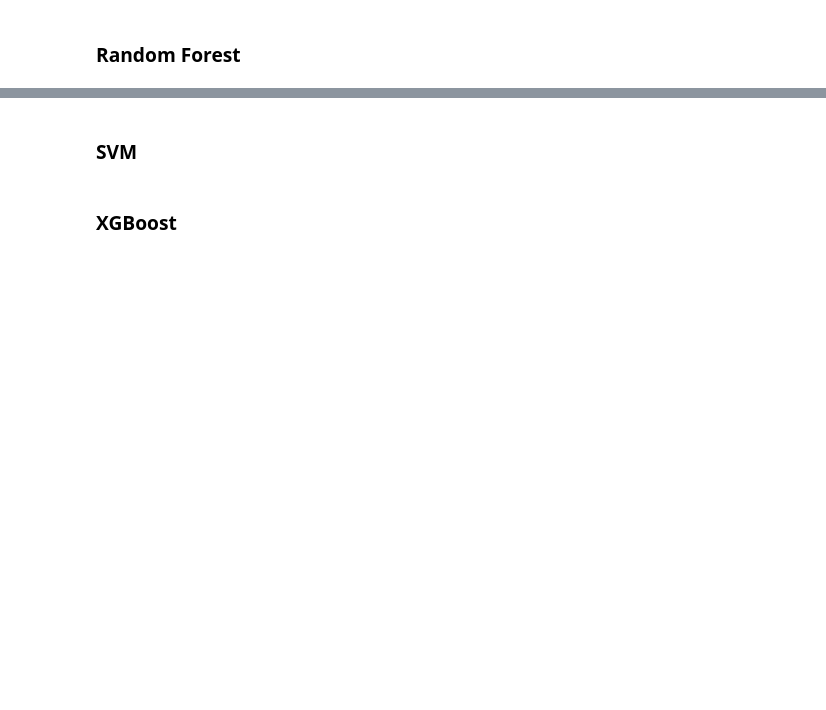
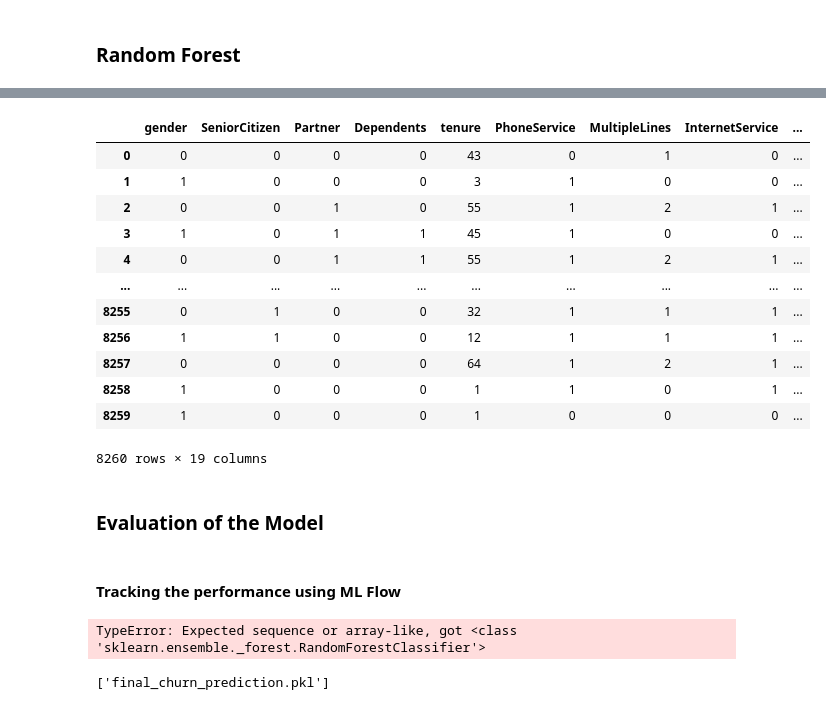
Before and after one commit to LucasTouzoCoelho/Portfolio-Projects, a Jupyter notebook: Churn Analysis.ipynb, the cells around one changed output, grey strips where cells are left out. Cells and saved outputs as stored; diff of their text form; code cells hidden in the pictures; blank space fills up the shorter version.

```diff
--- a/Churn Analysis.ipynb
+++ b/Churn Analysis.ipynb
@@ -552,2 +639,0 @@ RandomForestClassifier(criterion='entropy', n_estimators=40, random_state=0)
-# %% [markdown]
-### SVM
@@ -559,2 +639,0 @@ Churn_svm_prediction = Churn_svm.predict(x_test_over_scaled)
-# %% [markdown]
-### XGBoost
@@ -573,0 +640,59 @@ Churn_xg_boost_prediction = Churn_xg_boost.predict(x_test_over_scaled)
+# %%
+x_train_over
+# %% [output]
+|  | gender | SeniorCitizen | Partner | Dependents | tenure | PhoneService | MultipleLines | InternetService | ... |
+| 0 | 0 | 0 | 0 | 0 | 43 | 0 | 1 | 0 | ... |
+| 1 | 1 | 0 | 0 | 0 | 3 | 1 | 0 | 0 | ... |
+| 2 | 0 | 0 | 1 | 0 | 55 | 1 | 2 | 1 | ... |
+| 3 | 1 | 0 | 1 | 1 | 45 | 1 | 0 | 0 | ... |
+| 4 | 0 | 0 | 1 | 1 | 55 | 1 | 2 | 1 | ... |
+| ... | ... | ... | ... | ... | ... | ... | ... | ... | ... |
+| 8255 | 0 | 1 | 0 | 0 | 32 | 1 | 1 | 1 | ... |
+| 8256 | 1 | 1 | 0 | 0 | 12 | 1 | 1 | 1 | ... |
+| 8257 | 0 | 0 | 0 | 0 | 64 | 1 | 2 | 1 | ... |
+| 8258 | 1 | 0 | 0 | 0 | 1 | 1 | 0 | 1 | ... |
+| 8259 | 1 | 0 | 0 | 0 | 1 | 0 | 0 | 0 | ... |
+8260 rows × 19 columns
+# %% [markdown]
+### Evaluation of the Model
+# %% [markdown]
+#### Tracking the performance using ML Flow
+# %%
+
+mlflow.set_experiment("Random_Forest_Classifier")
+
+
+with mlflow.start_run():
+
+    Churn_random_forest.fit(x_train_over_scaled, y_train_over)
+    Churn_random_forest_prediction = Churn_random_forest.predict(x_test_over_scaled)
+    Churn_random_forest_prediction
+
+    #Evaluation metrics
+    #Accuracy
+    random_forest_accuracy = accuracy_score(y_test, Churn_random_forest)
+    #Precision
+    random_forest_precision = precision_score(y_test, Churn_random_forest)
+    #Recall
+    random_forest_recall = recall_score(y_test, Churn_random_forest)
+    #F1-Score
+    random_forest_f1_score = f1_score(y_test, Churn_random_forest)
+
+    #Register the metrics
+    mlflow.log_metric("Accuracy",random_forest_accuracy)
+    mlflow.log_metric("Precision",random_forest_precision)
+    mlflow.log_metric("Recall",random_forest_recall)
+    mlflow.log_metric("F1-Score",random_forest_f1_score)
+
+    #Execution Information
+    print("Model:",mlflow.active_run().info.run_uuid)
+mlflow.end_run()
+# %% [output]
+TypeError: Expected sequence or array-like, got <class 'sklearn.ensemble._forest.RandomForestClassifier'>
+# %%
+import joblib
+
+filename = 'Churn_random_forest_final.pkl'
+joblib.dump({'model':Churn_random_forest_final_model, 'scaler':scaler}, 'final_churn_prediction.pkl')
+# %% [output]
+['final_churn_prediction.pkl']
```
Also changed, not shown: parts of 26 cells of this notebook.
